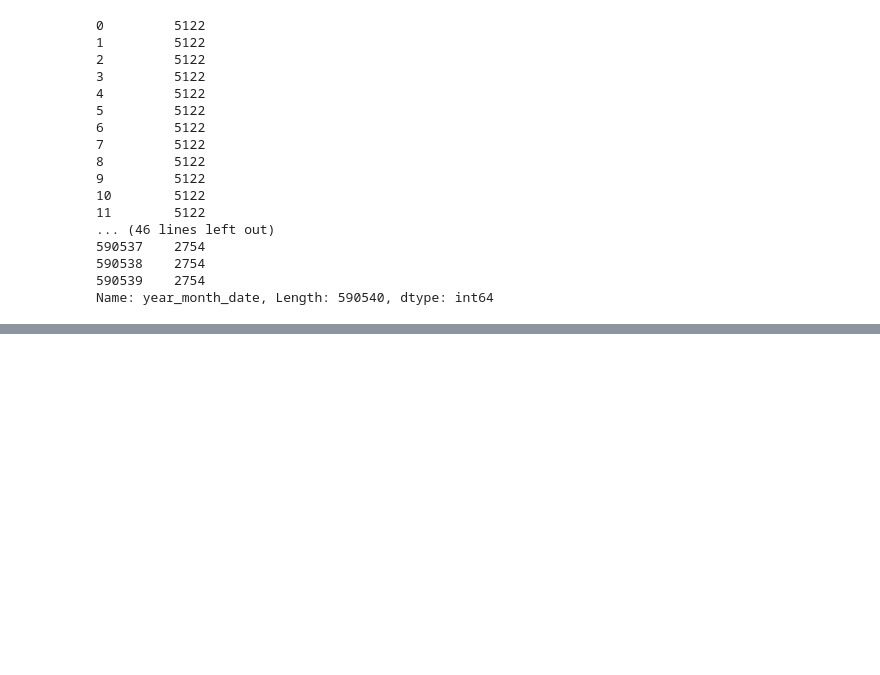
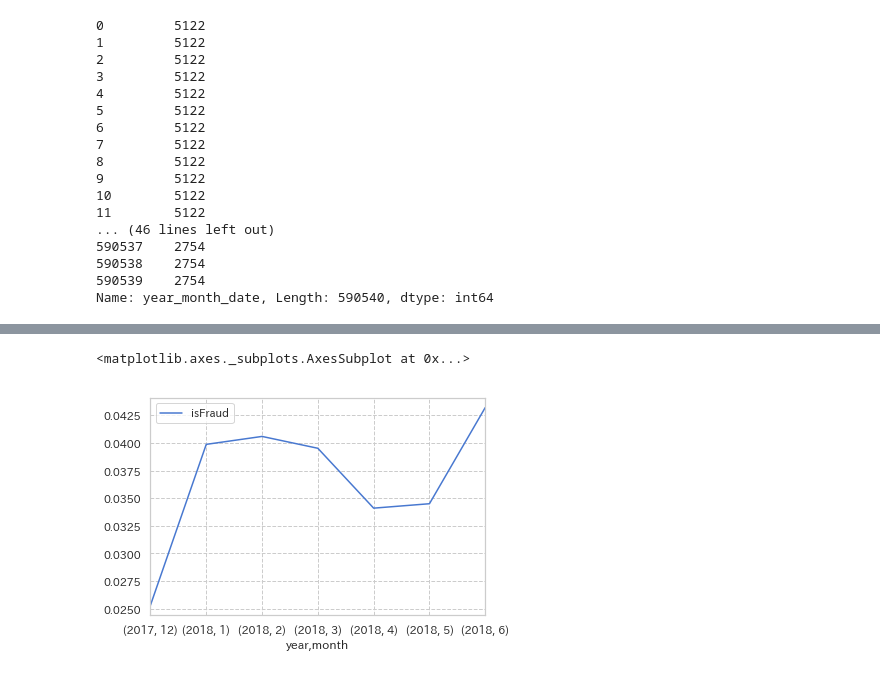
Before and after one commit to youjo-DS/ieee-fraud-detection, a Jupyter notebook: jn/EXPERIMENT003_DateCount.ipynb, the cells around one changed output, grey strips where cells are left out. Saved outputs shown, nothing was run; the diff lists cells and outputs as text; code cells hidden in the pictures; blank space fills up the shorter version.

```diff
--- a/jn/EXPERIMENT003_DateCount.ipynb
+++ b/jn/EXPERIMENT003_DateCount.ipynb
@@ -116,0 +122,5 @@ Name: year_month_date, Length: 590540, dtype: int64
+# %%
+train.groupby(['year', 'month']).agg({'isFraud': 'mean'}).plot()
+# %% [output]
+<matplotlib.axes._subplots.AxesSubplot at 0x...>
+[figure, added]
```
Also changed, not shown: parts of 13 cells of this notebook, 31 other files.
